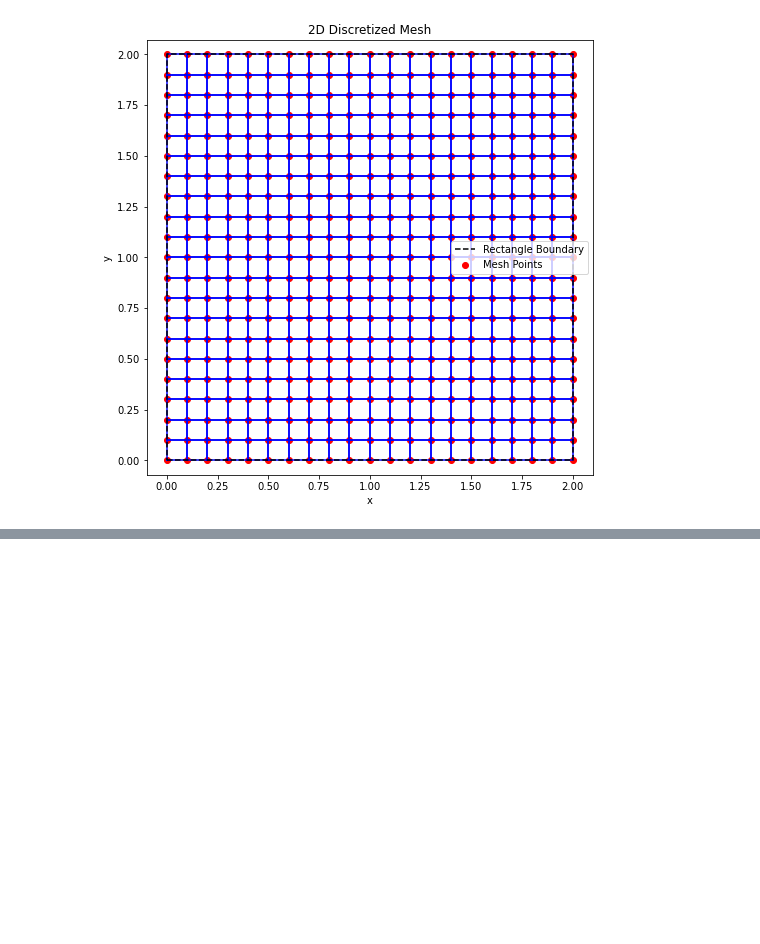
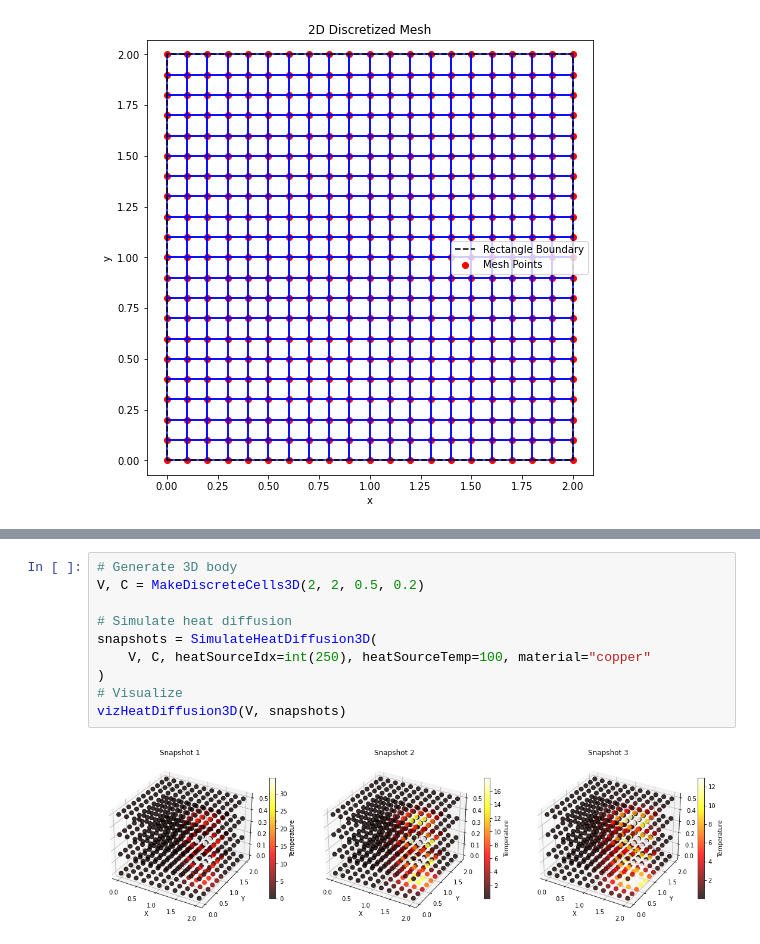
Before and after one commit to maxmandel03/MandelPHYS250FinalProject, a Jupyter notebook: Mandel_Phys250_FinalProject.ipynb, the cells around one changed output, grey strips where cells are left out. Cells and saved outputs as stored; diff of their text form; blank space fills up the shorter version.

```diff
--- a/Mandel_Phys250_FinalProject.ipynb
+++ b/Mandel_Phys250_FinalProject.ipynb
@@ -416,0 +414,12 @@ vizHeatDiffusion3D(V, snapshots)
+# %%
+# Generate 3D body
+V, C = MakeDiscreteCells3D(2, 2, 0.5, 0.2)
+
+# Simulate heat diffusion
+snapshots = SimulateHeatDiffusion3D(
+    V, C, heatSourceIdx=int(250), heatSourceTemp=100, material="copper"
+)
+# Visualize
+vizHeatDiffusion3D(V, snapshots)
+# %% [output]
+[figure, added]
```
Also changed, not shown: parts of 5 cells of this notebook.
